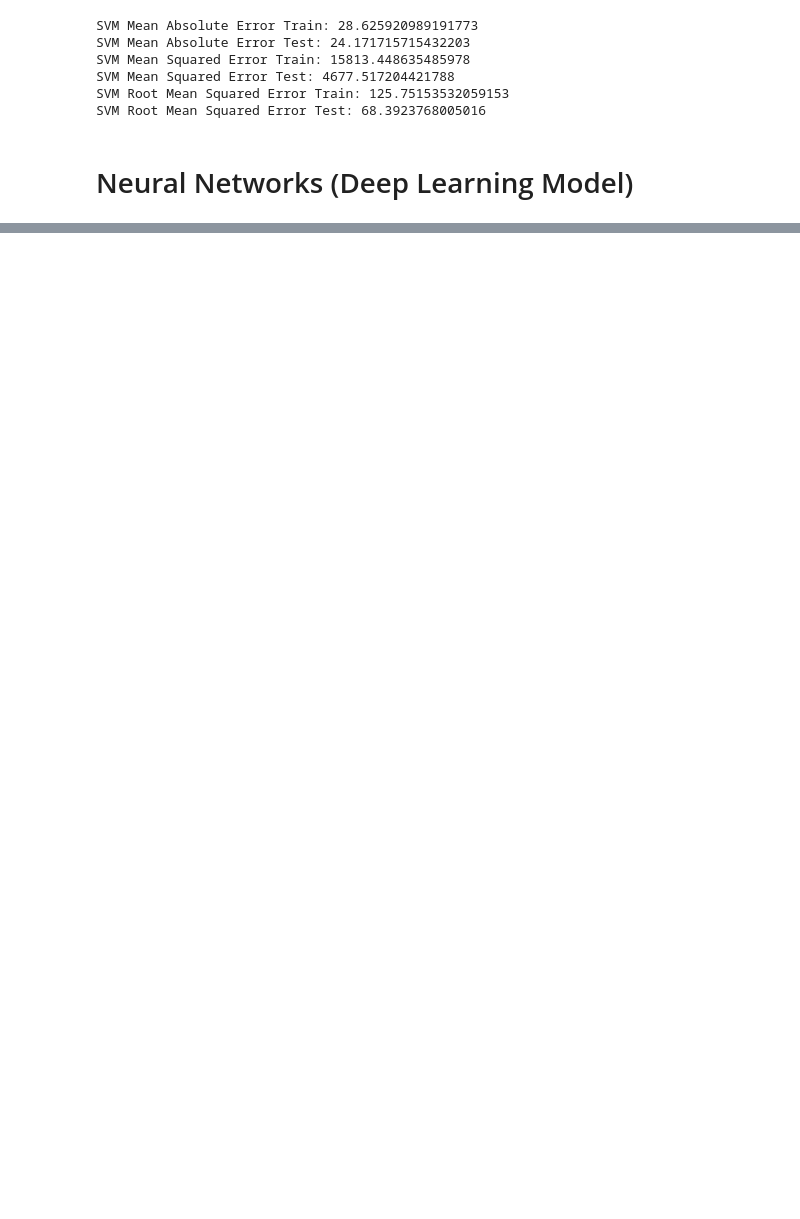
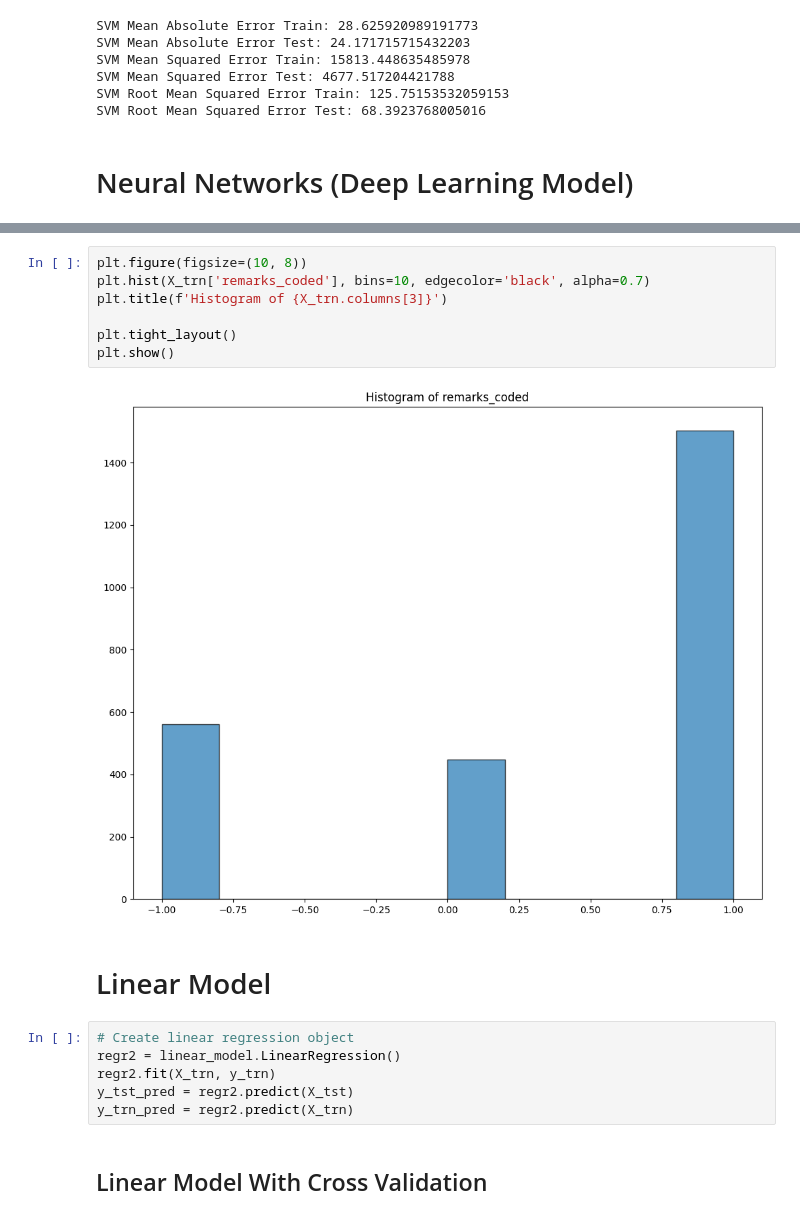
Before and after one commit to NaumanAnwar97/ModelEvaluation, a Jupyter notebook: Model_01.ipynb, the cells around one changed output, grey strips where cells are left out. Saved outputs shown, nothing was run; the diff lists cells and outputs as text; blank space fills up the shorter version.

```diff
--- a/Model_01.ipynb
+++ b/Model_01.ipynb
@@ -375,0 +390,19 @@ Neural Network Root Mean Squared Error: 63.82839087941353
+# %%
+plt.figure(figsize=(10, 8))
+plt.hist(X_trn['remarks_coded'], bins=10, edgecolor='black', alpha=0.7)
+plt.title(f'Histogram of {X_trn.columns[3]}')
+
+plt.tight_layout()
+plt.show()
+# %% [output]
+[figure, added]
+# %% [markdown]
+# Linear Model
+# %%
+# Create linear regression object
+regr2 = linear_model.LinearRegression()
+regr2.fit(X_trn, y_trn)
+y_tst_pred = regr2.predict(X_tst)
+y_trn_pred = regr2.predict(X_trn)
+# %% [markdown]
+## Linear Model With Cross Validation
```
Also changed, not shown: parts of 27 cells of this notebook.
